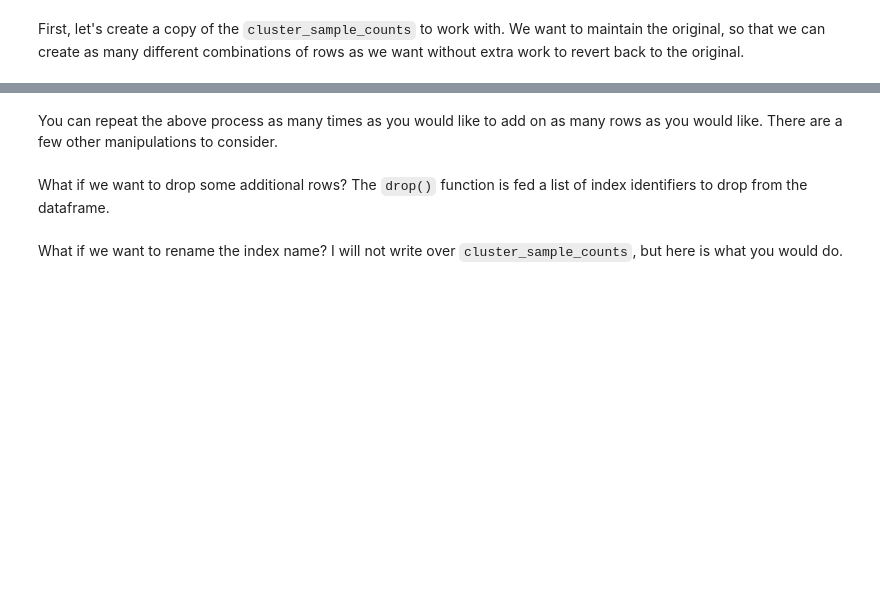
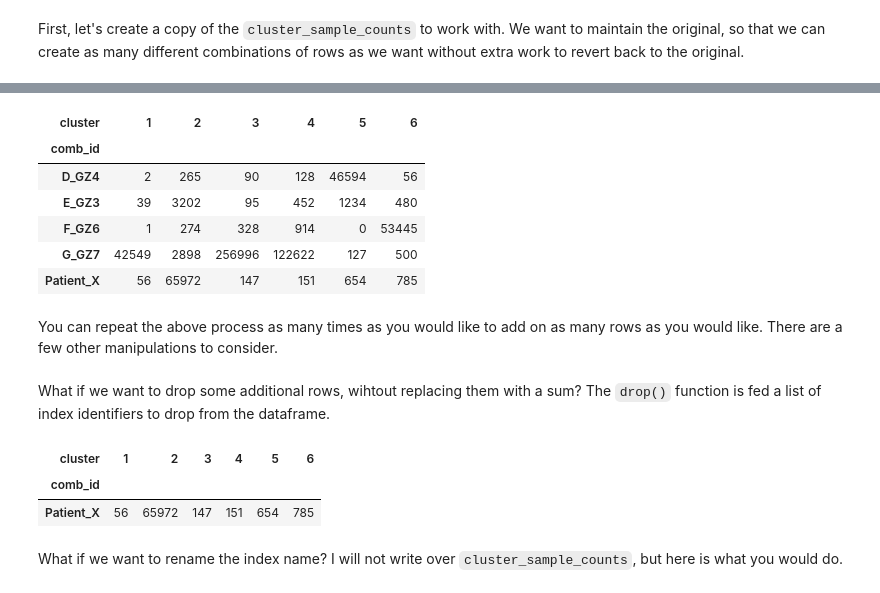
Before and after one commit to biodev/cycIF-workflow, a Jupyter notebook: MG_KMeans.ipynb, the cells around one changed output, grey strips where cells are left out. Saved outputs shown, nothing was run; the diff lists cells and outputs as text; code cells hidden in the pictures; blank space fills up the shorter version.

```diff
--- a/MG_KMeans.ipynb
+++ b/MG_KMeans.ipynb
@@ -1336,14 +1374,24 @@ def row_combiner(df, drop_rows, new_name):
 
     return df
 # %%
-counts_subset = \
-    row_combiner(df = counts_subset, drop_rows = ['GZ10.1','GZ10.2'], new_name = 'Patient_1')
+# drop_rows = the rows we are going to be replaced with the one combined row
+
+#counts_subset = \
+#    row_combiner(df = counts_subset, drop_rows = ['GZ10.1','GZ10.2'], new_name = 'Patient_1')
 
 counts_subset = \
-    row_combiner(df = counts_subset, drop_rows = ['GZ7.1','GZ7.2'], new_name = 'Patient_2')
+    row_combiner(df = counts_subset, drop_rows = ['A_GZ2','B_GZ1','C_GZ5'], new_name = 'Patient_X')
 
 counts_subset
+# %% [output]
+| cluster | 1 | 2 | 3 | 4 | 5 | 6 |
+| comb_id |  |  |  |  |  |  |
+| D_GZ4 | 2 | 265 | 90 | 128 | 46594 | 56 |
+| E_GZ3 | 39 | 3202 | 95 | 452 | 1234 | 480 |
+| F_GZ6 | 1 | 274 | 328 | 914 | 0 | 53445 |
+| G_GZ7 | 42549 | 2898 | 256996 | 122622 | 127 | 500 |
+| Patient_X | 56 | 65972 | 147 | 151 | 654 | 785 |
 # %% [markdown]
 You can repeat the above process as many times as you would like to add on as many rows as you would like. There are a few other manipulations to consider.
 # %% [markdown]
-What if we want to drop some additional rows? The `drop()` function is fed a list of index identifiers to drop from the dataframe.
+What if we want to drop some additional rows, wihtout replacing them with a sum? The `drop()` function is fed a list of index identifiers to drop from the dataframe.
@@ -1352,3 +1398,12 @@ counts_subset.drop(['GZ6'])
+# %%
+#counts_subset.drop(['GZ6'])
+
+counts_subset = counts_subset.drop(['D_GZ4','E_GZ3','F_GZ6','G_GZ7'])
+counts_subset
+# %% [output]
+| cluster | 1 | 2 | 3 | 4 | 5 | 6 |
+| comb_id |  |  |  |  |  |  |
+| Patient_X | 56 | 65972 | 147 | 151 | 654 | 785 |
 # %% [markdown]
 What if we want to rename the index name? I will not write over `cluster_sample_counts`, but here is what you would do.
 # %%
```
Also changed, not shown: parts of 47 cells of this notebook, 3 other files.
